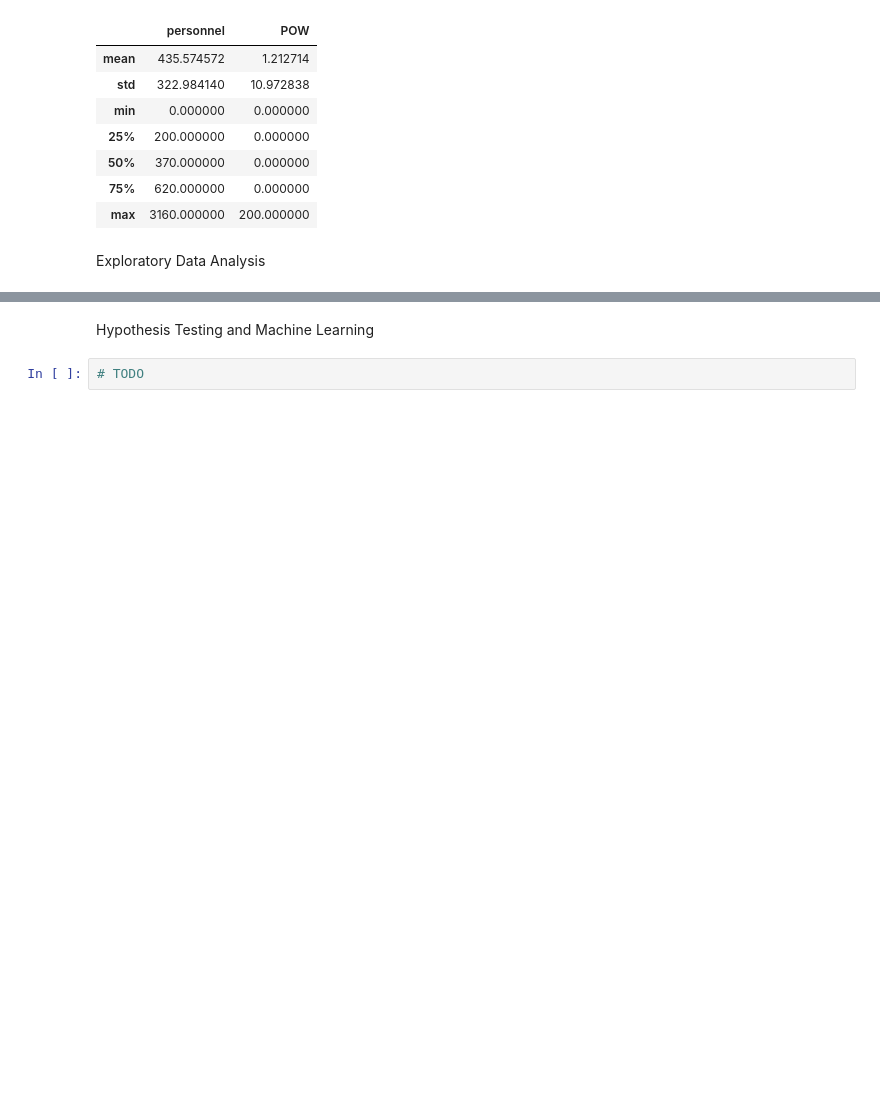
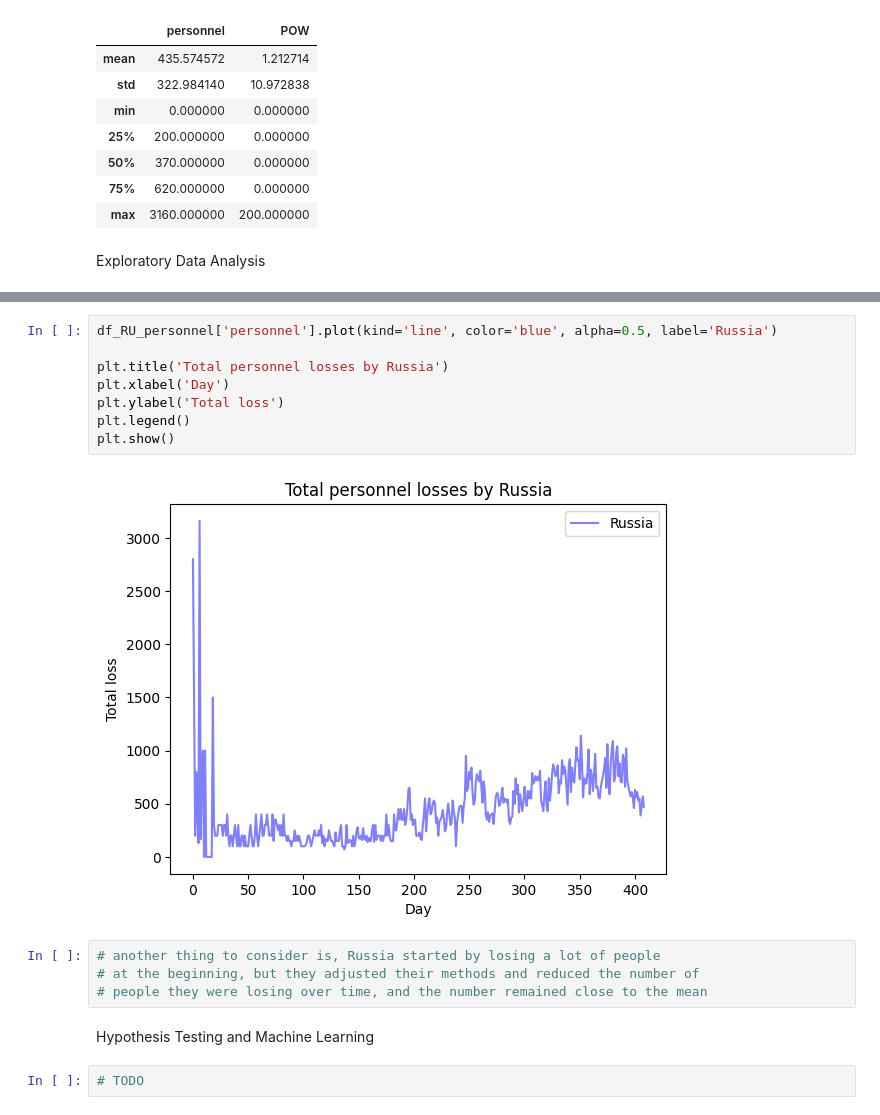
Before and after one commit to B3n-Coyne/B3n-Coyne.github.io, a Jupyter notebook: FinalTutorial.ipynb, the cells around one changed output, grey strips where cells are left out. Drawn from its saved outputs; the diff is of its cells as text; blank space fills up the shorter version.

```diff
--- a/FinalTutorial.ipynb
+++ b/FinalTutorial.ipynb
@@ -198,3 +268,17 @@ Exploratory Data Analysis
+# %%
+df_RU_personnel['personnel'].plot(kind='line', color='blue', alpha=0.5, label='Russia')
+
+plt.title('Total personnel losses by Russia')
+plt.xlabel('Day')
+plt.ylabel('Total loss')
+plt.legend()
+plt.show()
+# %% [output]
+[figure, added]
+# %%
+# another thing to consider is, Russia started by losing a lot of people
+# at the beginning, but they adjusted their methods and reduced the number of
+# people they were losing over time, and the number remained close to the mean
 # %% [markdown]
 Hypothesis Testing and Machine Learning
 # %%
```
Also changed, not shown: parts of 6 cells of this notebook.
